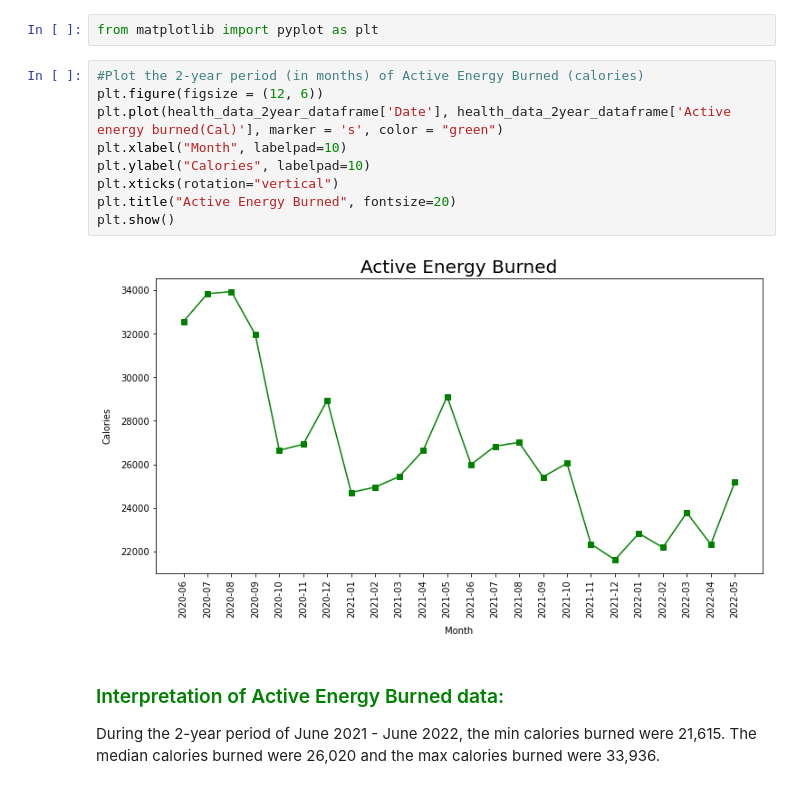
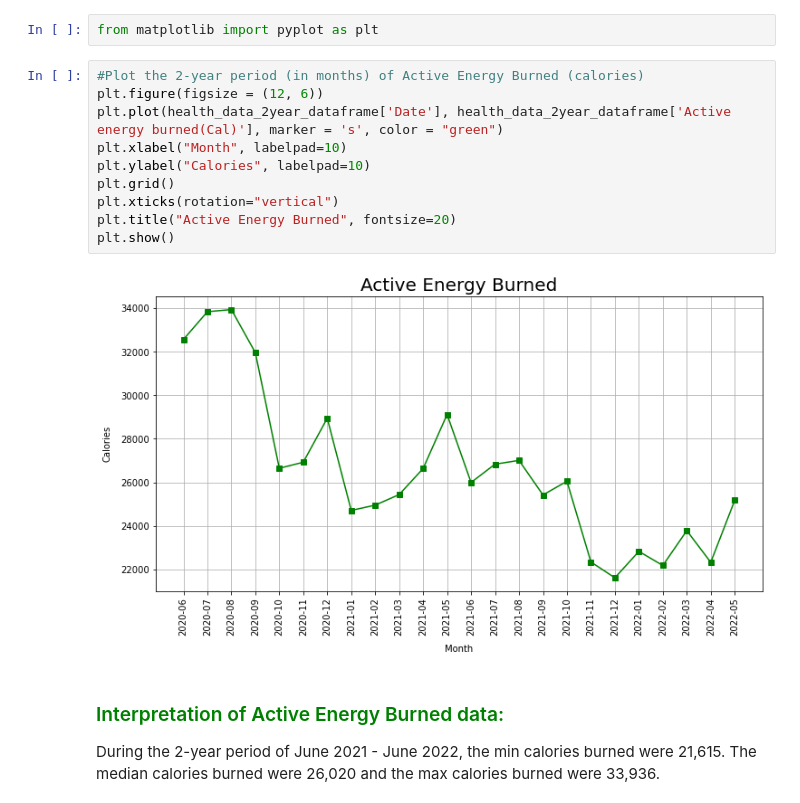
Before and after one commit to KimBug29/AppleDataKW, a Jupyter notebook: HealthData.ipynb, the cells around one changed output. Cells and saved outputs as stored; diff of their text form.

```diff
--- a/HealthData.ipynb
+++ b/HealthData.ipynb
@@ -111,14 +111,15 @@ from matplotlib import pyplot as plt
 # %%
 #Plot the 2-year period (in months) of Active Energy Burned (calories)
 plt.figure(figsize = (12, 6))
 plt.plot(health_data_2year_dataframe['Date'], health_data_2year_dataframe['Active energy burned(Cal)'], marker = 's', color = "green")
 plt.xlabel("Month", labelpad=10)
 plt.ylabel("Calories", labelpad=10)
+plt.grid()
 plt.xticks(rotation="vertical")
 plt.title("Active Energy Burned", fontsize=20)
 plt.show()
 # %% [output]
-[figure, old version]
+[figure, new version]
 # %% [markdown]
 <h3 style="font-size: 2rm;color:green;">Interpretation of Active Energy Burned data:</h3>
 During the 2-year period of June 2021 - June 2022, the min calories burned were 21,615. The median calories burned were 26,020 and the max calories burned were 33,936.
```
Also changed, not shown: parts of 7 cells of this notebook.
